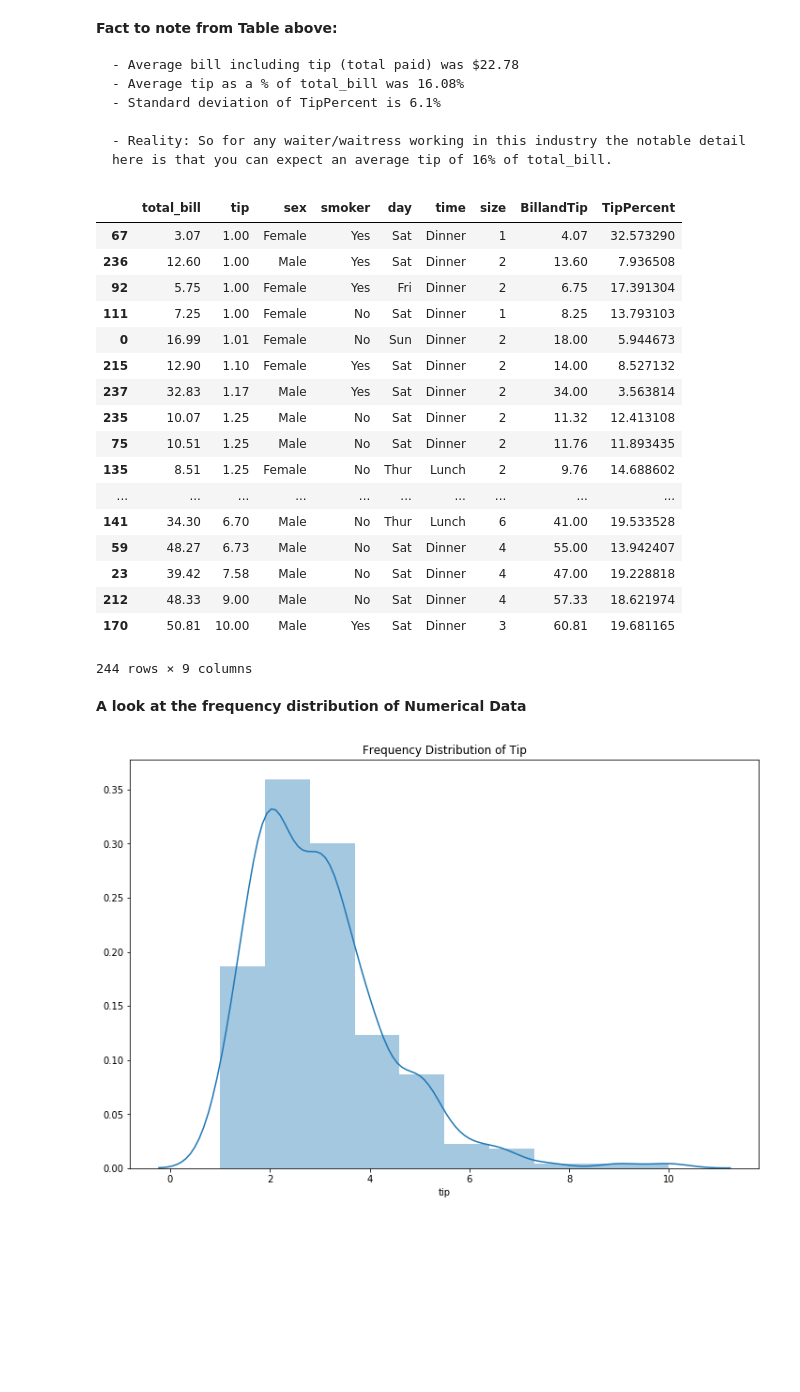
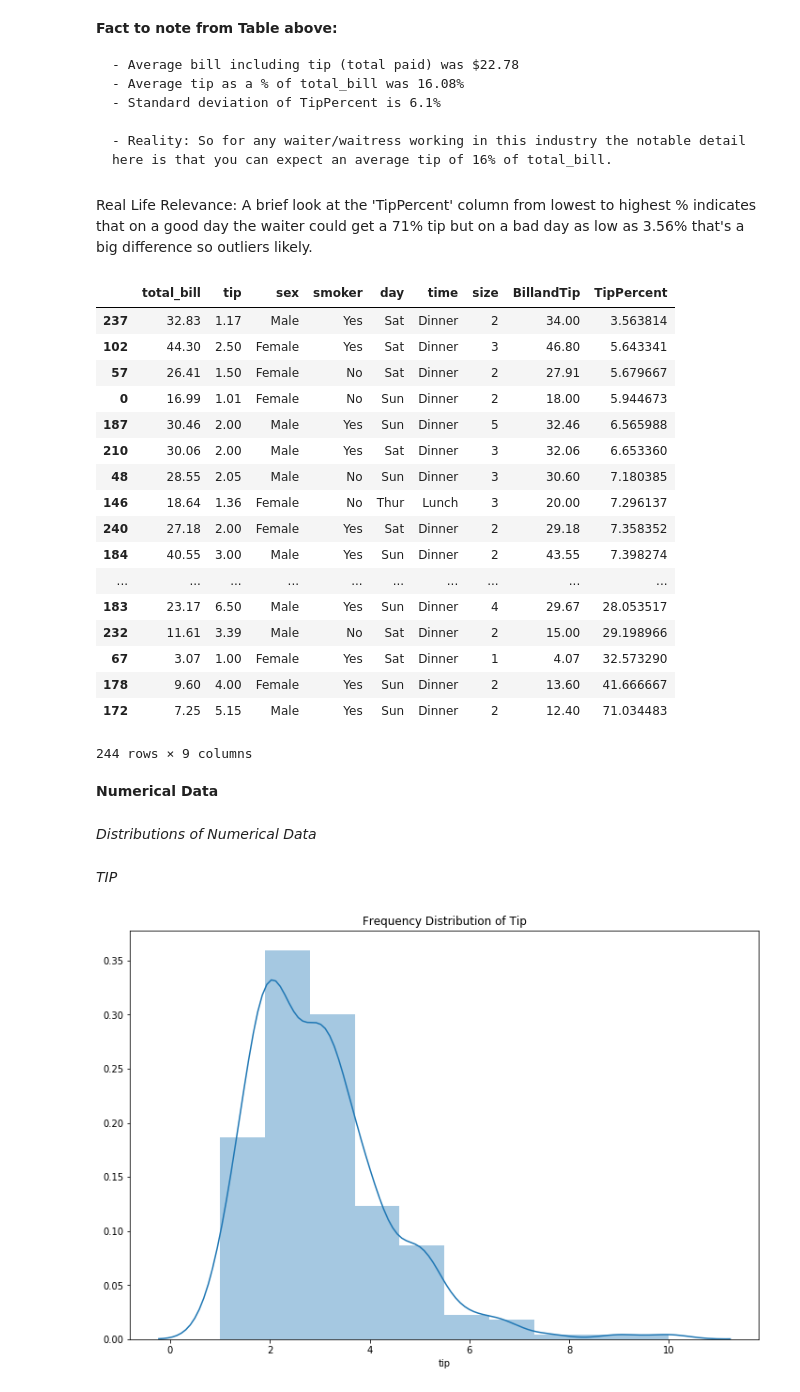
Before and after one commit to edelcorcoran/FDA-Project, a Jupyter notebook: Tips.ipynb, the cells around one changed output. Drawn from its saved outputs; the diff is of its cells as text; code cells hidden in the pictures; blank space fills up the shorter version.

```diff
--- a/Tips.ipynb
+++ b/Tips.ipynb
@@ -298,30 +304,37 @@ df.describe() # now look at Summary Statistics with new Columns
     - Standard deviation of TipPercent is 6.1%
 
     - Reality: So for any waiter/waitress working in this industry the notable detail here is that you can expect an average tip of 16% of total_bill.
+# %% [markdown]
+
+Real Life Relevance: A brief look at the 'TipPercent' column from lowest to highest % indicates that on a good day the waiter could get a 71% tip but on a bad day as low as 3.56% that's a big difference so outliers likely.
 # %%
 #Sort data based on tip from low to high
-df.sort_values(by='tip')
+df.sort_values(by='TipPercent', ascending=True)
 # %% [output]
 |  | total_bill | tip | sex | smoker | day | time | size | BillandTip | TipPercent |
+| 237 | 32.83 | 1.17 | Male | Yes | Sat | Dinner | 2 | 34.00 | 3.563814 |
+| 102 | 44.30 | 2.50 | Female | Yes | Sat | Dinner | 3 | 46.80 | 5.643341 |
+| 57 | 26.41 | 1.50 | Female | No | Sat | Dinner | 2 | 27.91 | 5.679667 |
+| 0 | 16.99 | 1.01 | Female | No | Sun | Dinner | 2 | 18.00 | 5.944673 |
+| 187 | 30.46 | 2.00 | Male | Yes | Sun | Dinner | 5 | 32.46 | 6.565988 |
+| 210 | 30.06 | 2.00 | Male | Yes | Sat | Dinner | 3 | 32.06 | 6.653360 |
+| 48 | 28.55 | 2.05 | Male | No | Sun | Dinner | 3 | 30.60 | 7.180385 |
+| 146 | 18.64 | 1.36 | Female | No | Thur | Lunch | 3 | 20.00 | 7.296137 |
+| 240 | 27.18 | 2.00 | Female | Yes | Sat | Dinner | 2 | 29.18 | 7.358352 |
+| 184 | 40.55 | 3.00 | Male | Yes | Sun | Dinner | 2 | 43.55 | 7.398274 |
+| ... | ... | ... | ... | ... | ... | ... | ... | ... | ... |
+| 183 | 23.17 | 6.50 | Male | Yes | Sun | Dinner | 4 | 29.67 | 28.053517 |
+| 232 | 11.61 | 3.39 | Male | No | Sat | Dinner | 2 | 15.00 | 29.198966 |
 | 67 | 3.07 | 1.00 | Female | Yes | Sat | Dinner | 1 | 4.07 | 32.573290 |
-| 236 | 12.60 | 1.00 | Male | Yes | Sat | Dinner | 2 | 13.60 | 7.936508 |
-| 92 | 5.75 | 1.00 | Female | Yes | Fri | Dinner | 2 | 6.75 | 17.391304 |
-| 111 | 7.25 | 1.00 | Female | No | Sat | Dinner | 1 | 8.25 | 13.793103 |
-| 0 | 16.99 | 1.01 | Female | No | Sun | Dinner | 2 | 18.00 | 5.944673 |
-| 215 | 12.90 | 1.10 | Female | Yes | Sat | Dinner | 2 | 14.00 | 8.527132 |
-| 237 | 32.83 | 1.17 | Male | Yes | Sat | Dinner | 2 | 34.00 | 3.563814 |
-| 235 | 10.07 | 1.25 | Male | No | Sat | Dinner | 2 | 11.32 | 12.413108 |
-| 75 | 10.51 | 1.25 | Male | No | Sat | Dinner | 2 | 11.76 | 11.893435 |
-| 135 | 8.51 | 1.25 | Female | No | Thur | Lunch | 2 | 9.76 | 14.688602 |
-| ... | ... | ... | ... | ... | ... | ... | ... | ... | ... |
-| 141 | 34.30 | 6.70 | Male | No | Thur | Lunch | 6 | 41.00 | 19.533528 |
-| 59 | 48.27 | 6.73 | Male | No | Sat | Dinner | 4 | 55.00 | 13.942407 |
-| 23 | 39.42 | 7.58 | Male | No | Sat | Dinner | 4 | 47.00 | 19.228818 |
-| 212 | 48.33 | 9.00 | Male | No | Sat | Dinner | 4 | 57.33 | 18.621974 |
-| 170 | 50.81 | 10.00 | Male | Yes | Sat | Dinner | 3 | 60.81 | 19.681165 |
+| 178 | 9.60 | 4.00 | Female | Yes | Sun | Dinner | 2 | 13.60 | 41.666667 |
+| 172 | 7.25 | 5.15 | Male | Yes | Sun | Dinner | 2 | 12.40 | 71.034483 |
 244 rows × 9 columns
 # %% [markdown]
-**A look at the frequency distribution of Numerical Data**
+**Numerical Data**
+# %% [markdown]
+_Distributions of Numerical Data_
+# %% [markdown]
+_TIP_
 # %%
 # #Pull data from dataset
 tips = sns.load_dataset("tips")
```
Also changed, not shown: parts of 36 cells of this notebook.
